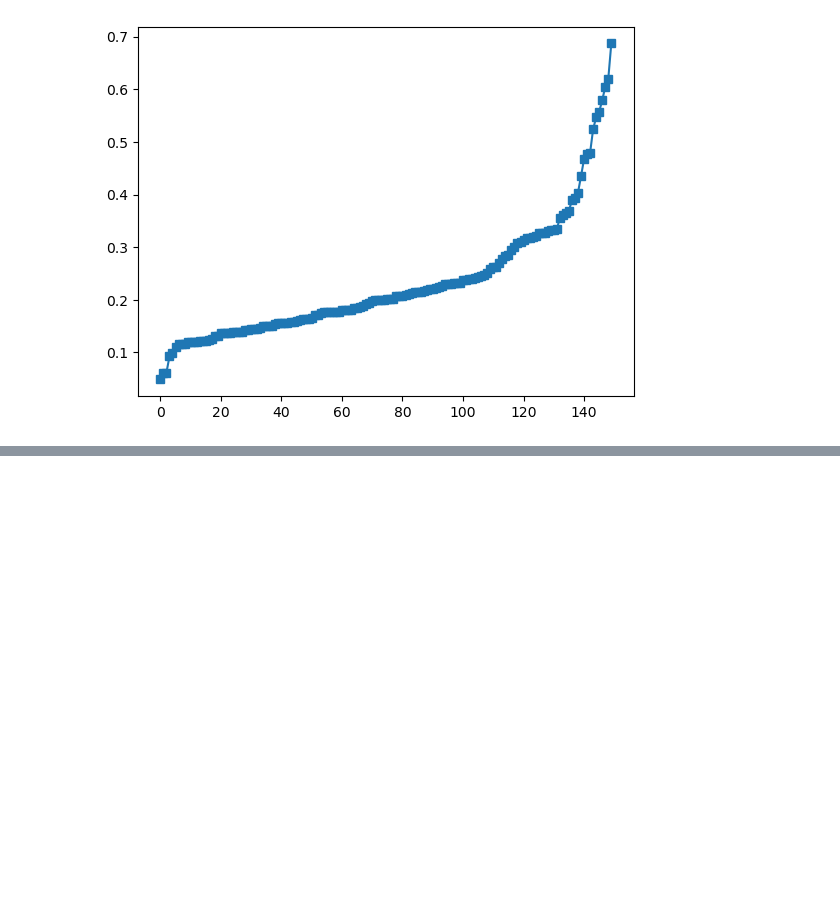
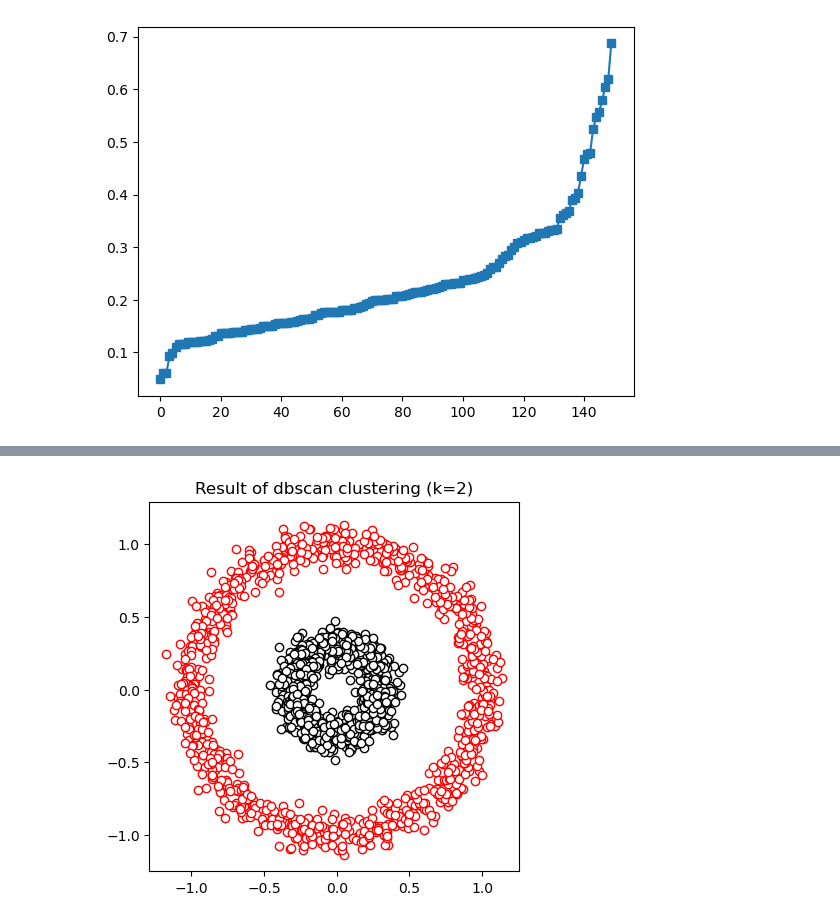
Before and after one commit to Raaqiv55/statistics-machine-learning, a Jupyter notebook: 16.clustering and dimension-reduction/dbscan.ipynb, the cells around one changed output, grey strips where cells are left out. Cells and saved outputs as stored; diff of their text form; code cells hidden in the pictures; blank space fills up the shorter version.

```diff
--- a/16.clustering and dimension-reduction/dbscan.ipynb
+++ b/16.clustering and dimension-reduction/dbscan.ipynb
@@ -145,0 +165,18 @@ plt.show()
+# %%
+clustmodel = DBSCAN(eps=.2,min_samples=6).fit(circdata)
+groupidx = clustmodel.labels_
+
+nclust = max(groupidx)+1 # +1 for indexing
+
+# now draw the raw data in different colors
+for i in range(nclust):
+    plt.plot(circdata[groupidx==i,0],circdata[groupidx==i,1],'o',color=lineColors[i],markerfacecolor='w')
+
+# and plot unassigned data
+plt.plot(circdata[groupidx==-1,0],circdata[groupidx==-1,1],'k+')
+plt.axis('square')
+plt.title('Result of dbscan clustering (k=' + str(nclust) + ')')
+
+plt.show()
+# %% [output]
+[figure, added]
```
Also changed, not shown: parts of 1 cell of this notebook, 1 other file.
